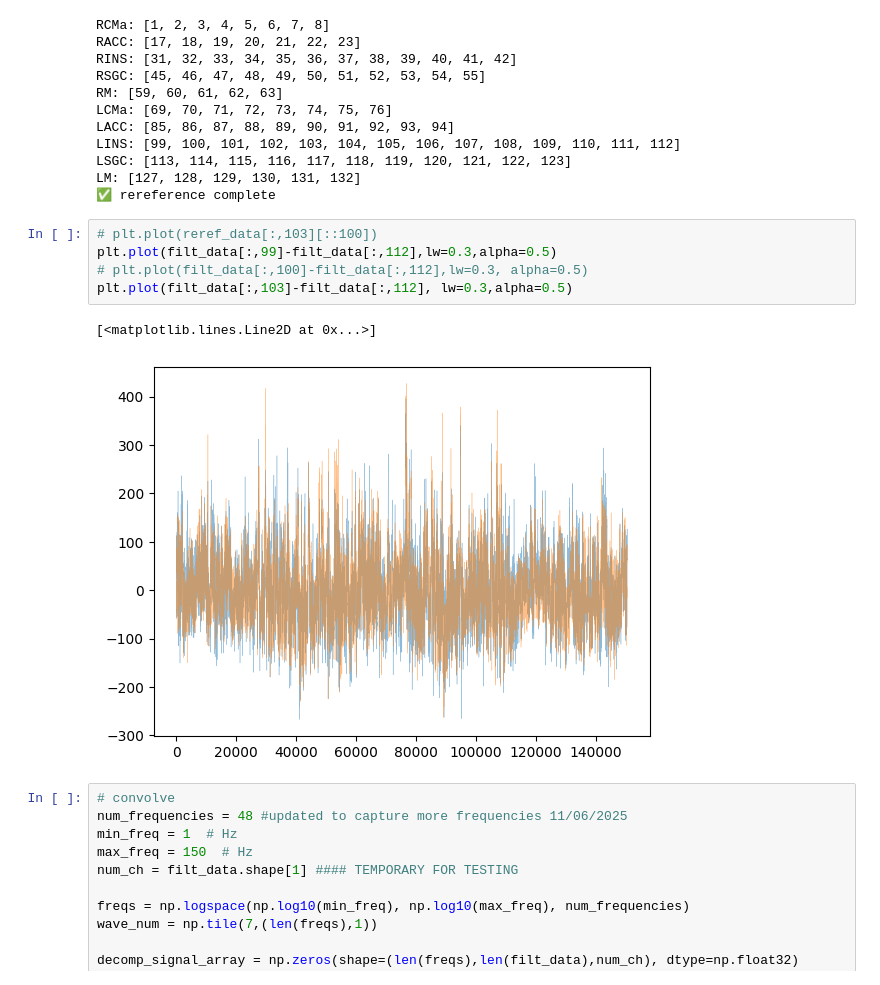
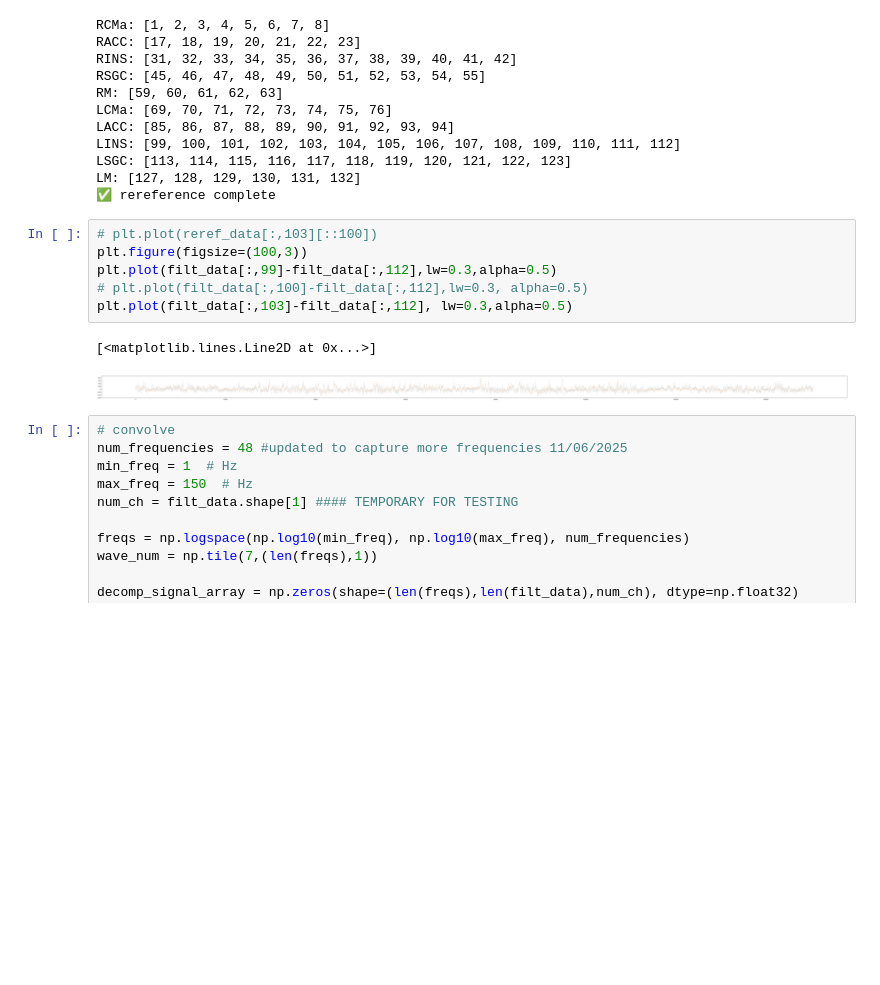
Before and after one commit to anushaballawala/chronicpain_stage0, a Jupyter notebook: preproc_hdf5_pain.ipynb, the cells around one changed output. Cells and saved outputs as stored; diff of their text form; blank space fills up the shorter version.

```diff
--- a/preproc_hdf5_pain.ipynb
+++ b/preproc_hdf5_pain.ipynb
@@ -140,12 +140,13 @@ LM: [127, 128, 129, 130, 131, 132]
 ✅ rereference complete
 # %%
 # plt.plot(reref_data[:,103][::100])
+plt.figure(figsize=(100,3))
 plt.plot(filt_data[:,99]-filt_data[:,112],lw=0.3,alpha=0.5)
 # plt.plot(filt_data[:,100]-filt_data[:,112],lw=0.3, alpha=0.5)
 plt.plot(filt_data[:,103]-filt_data[:,112], lw=0.3,alpha=0.5)
 # %% [output]
 [<matplotlib.lines.Line2D at 0x...>]
-[figure, old version]
+[figure, new version]
 # %%
 # convolve
 num_frequencies = 48 #updated to capture more frequencies 11/06/2025
```
Also changed, not shown: parts of 2 cells of this notebook, 17 other files.
